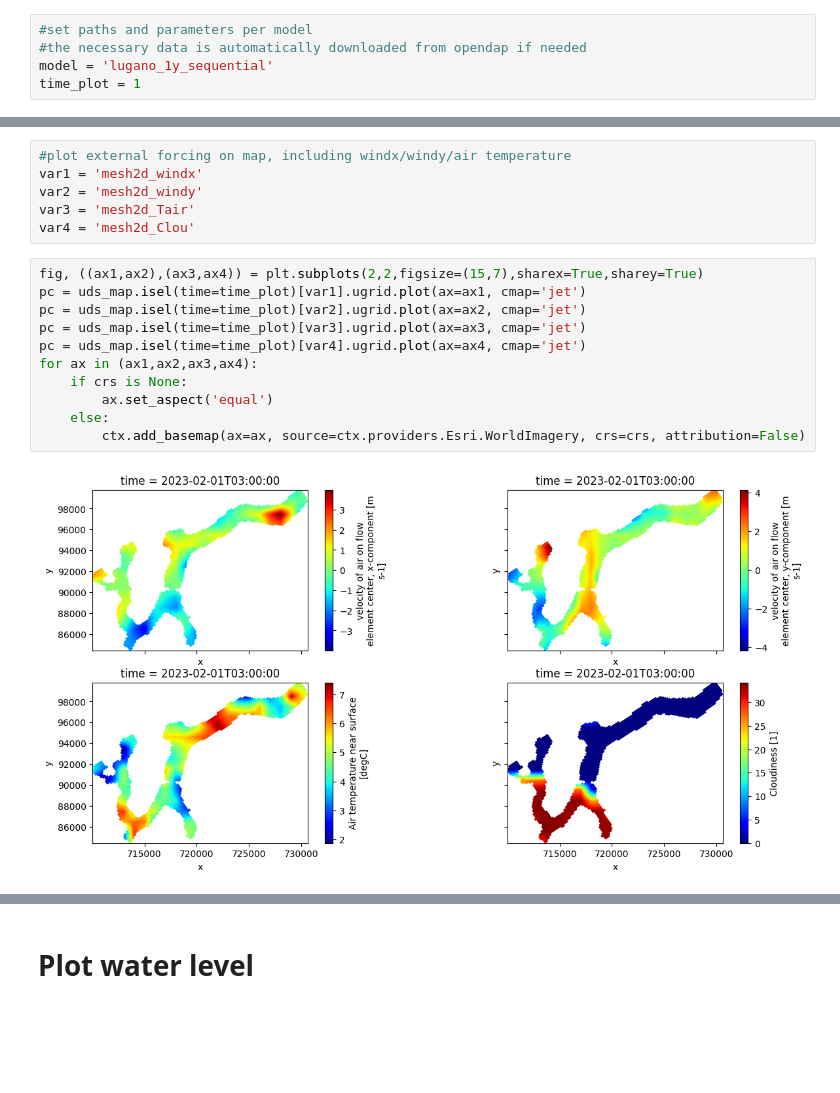
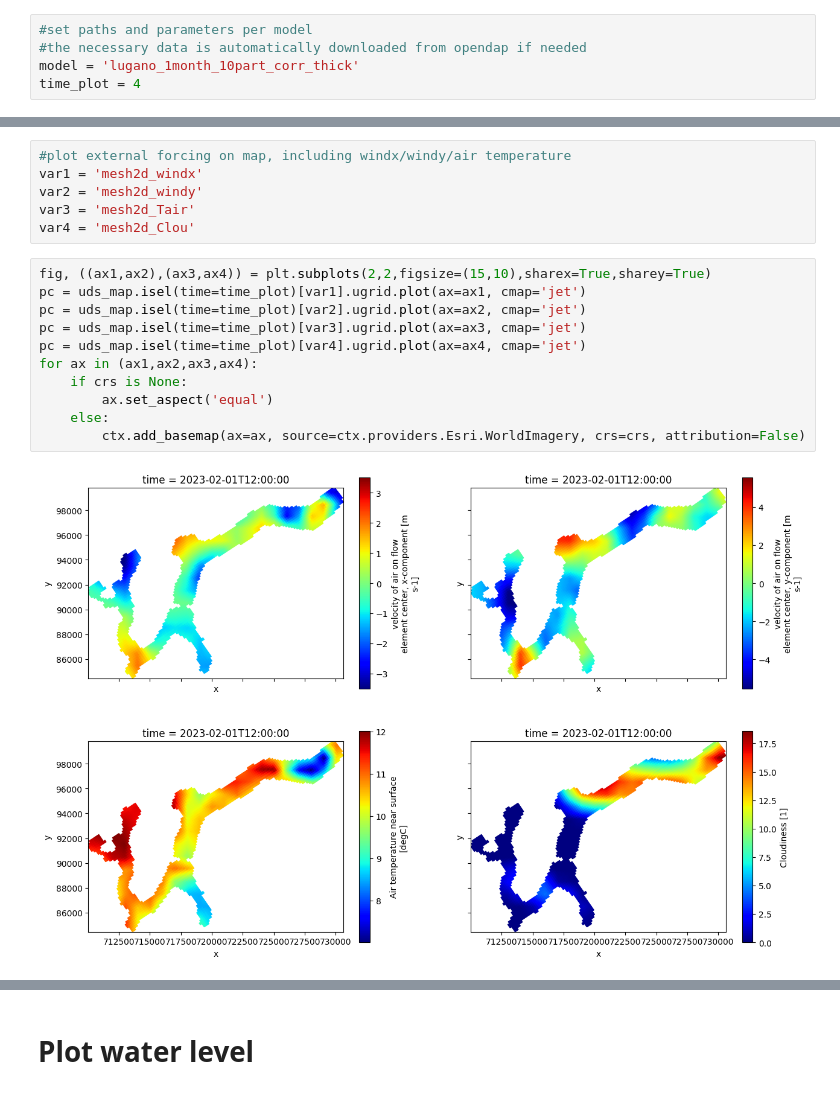
Before and after one commit to leroquan/plot_results, a Jupyter notebook: Delft3D_FM/plot_map_results.ipynb, the cells around one changed output, grey strips where cells are left out. Cells and saved outputs as stored; diff of their text form; blank space fills up the shorter version.

```diff
--- a/Delft3D_FM/plot_map_results.ipynb
+++ b/Delft3D_FM/plot_map_results.ipynb
@@ -29,8 +29,8 @@ mesh2d_ucx = Flow element center velocity vector, x-component
 # %%
 #set paths and parameters per model
 #the necessary data is automatically downloaded from opendap if needed
-model = 'lugano_1y_sequential'
-time_plot = 1
+model = 'lugano_1month_10part_corr_thick'
+time_plot = 4
 # %%
 with open('config_plots.json', 'r') as file:
     config_plots = json.load(file)[model]
@@ -93,15 +90,15 @@ var2 = 'mesh2d_windy'
 var3 = 'mesh2d_Tair'
 var4 = 'mesh2d_Clou'
 # %%
-fig, ((ax1,ax2),(ax3,ax4)) = plt.subplots(2,2,figsize=(15,7),sharex=True,sharey=True)
+fig, ((ax1,ax2),(ax3,ax4)) = plt.subplots(2,2,figsize=(15,10),sharex=True,sharey=True)
 pc = uds_map.isel(time=time_plot)[var1].ugrid.plot(ax=ax1, cmap='jet')
 pc = uds_map.isel(time=time_plot)[var2].ugrid.plot(ax=ax2, cmap='jet')
 pc = uds_map.isel(time=time_plot)[var3].ugrid.plot(ax=ax3, cmap='jet')
 pc = uds_map.isel(time=time_plot)[var4].ugrid.plot(ax=ax4, cmap='jet')
 for ax in (ax1,ax2,ax3,ax4):
     if crs is None:
         ax.set_aspect('equal')
     else:
         ctx.add_basemap(ax=ax, source=ctx.providers.Esri.WorldImagery, crs=crs, attribution=False)
 # %% [output]
-[figure, old version]
+[figure, new version]
```
Also changed, not shown: parts of 12 cells of this notebook.
